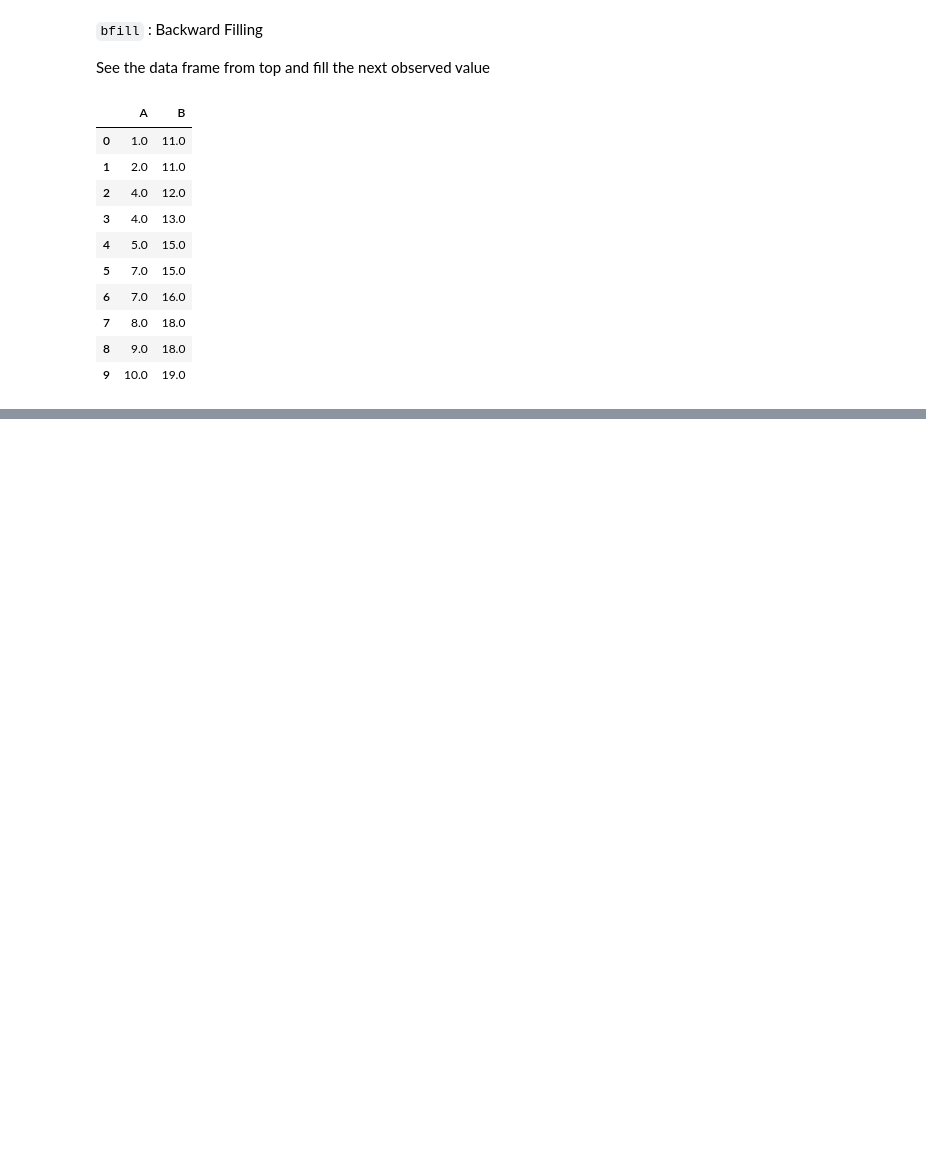
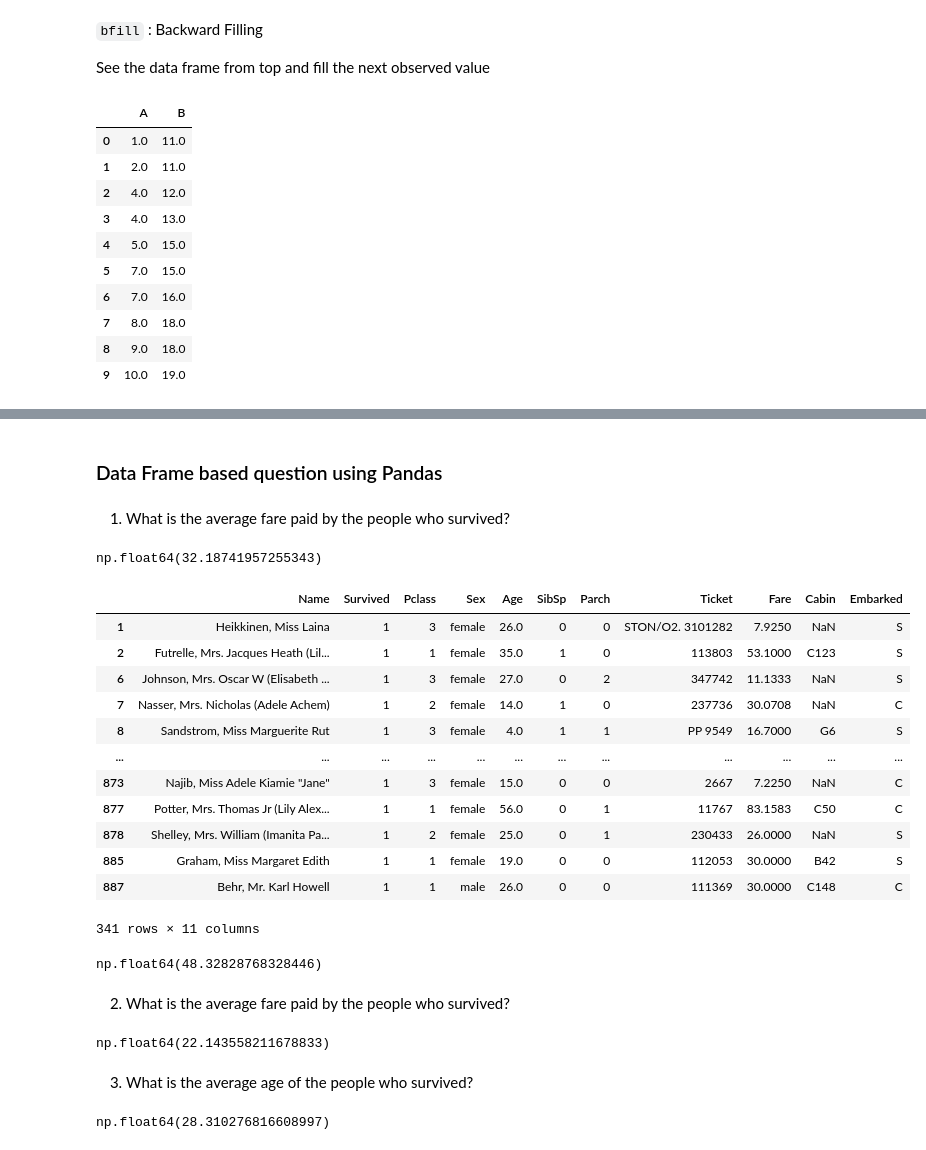
Before and after one commit to prA-G/DailyPythonNotes, a Jupyter notebook: 19_Pandas_Advance.ipynb, the cells around one changed output, grey strips where cells are left out. Cells and saved outputs as stored; diff of their text form; code cells hidden in the pictures; blank space fills up the shorter version.

```diff
--- a/19_Pandas_Advance.ipynb
+++ b/19_Pandas_Advance.ipynb
@@ -733,0 +783,2 @@ df2.bfill()
+# %%
+df.reset_index(inplace=True)
@@ -733,0 +801,40 @@ df2.bfill()
+# %% [markdown]
+### Data Frame based question using Pandas
+# %% [markdown]
+1. What is the average fare paid by the people who survived?
+# %%
+df.Fare.mean()
+# %% [output]
+np.float64(32.18741957255343)
+# %%
+df[df["Survived"] == 1]
+# %% [output]
+|  | Name | Survived | Pclass | Sex | Age | SibSp | Parch | Ticket | Fare | Cabin | Embarked |
+| 1 | Heikkinen, Miss Laina | 1 | 3 | female | 26.0 | 0 | 0 | STON/O2. 3101282 | 7.9250 | NaN | S |
+| 2 | Futrelle, Mrs. Jacques Heath (Lil... | 1 | 1 | female | 35.0 | 1 | 0 | 113803 | 53.1000 | C123 | S |
+| 6 | Johnson, Mrs. Oscar W (Elisabeth ... | 1 | 3 | female | 27.0 | 0 | 2 | 347742 | 11.1333 | NaN | S |
+| 7 | Nasser, Mrs. Nicholas (Adele Achem) | 1 | 2 | female | 14.0 | 1 | 0 | 237736 | 30.0708 | NaN | C |
+| 8 | Sandstrom, Miss Marguerite Rut | 1 | 3 | female | 4.0 | 1 | 1 | PP 9549 | 16.7000 | G6 | S |
+| ... | ... | ... | ... | ... | ... | ... | ... | ... | ... | ... | ... |
+| 873 | Najib, Miss Adele Kiamie "Jane" | 1 | 3 | female | 15.0 | 0 | 0 | 2667 | 7.2250 | NaN | C |
+| 877 | Potter, Mrs. Thomas Jr (Lily Alex... | 1 | 1 | female | 56.0 | 0 | 1 | 11767 | 83.1583 | C50 | C |
+| 878 | Shelley, Mrs. William (Imanita Pa... | 1 | 2 | female | 25.0 | 0 | 1 | 230433 | 26.0000 | NaN | S |
+| 885 | Graham, Miss Margaret Edith | 1 | 1 | female | 19.0 | 0 | 0 | 112053 | 30.0000 | B42 | S |
+| 887 | Behr, Mr. Karl Howell | 1 | 1 | male | 26.0 | 0 | 0 | 111369 | 30.0000 | C148 | C |
+341 rows × 11 columns
+# %%
+df[df["Survived"] == 1]['Fare'].mean()
+# %% [output]
+np.float64(48.32828768328446)
+# %% [markdown]
+2. What is the average fare paid by the people who survived?
+# %%
+df[df['Survived'] == 0]['Fare'].mean()
+# %% [output]
+np.float64(22.143558211678833)
+# %% [markdown]
+3. What is the average age of the people who survived?
+# %%
+df[df['Survived'] == 1]['Age'].mean()
+# %% [output]
+np.float64(28.310276816608997)
```
Also changed, not shown: parts of 29 cells of this notebook.
